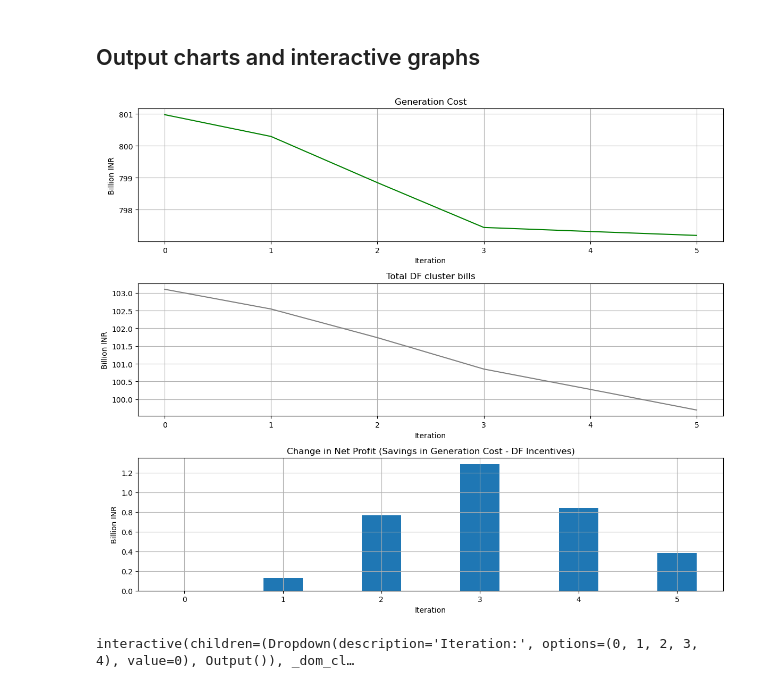
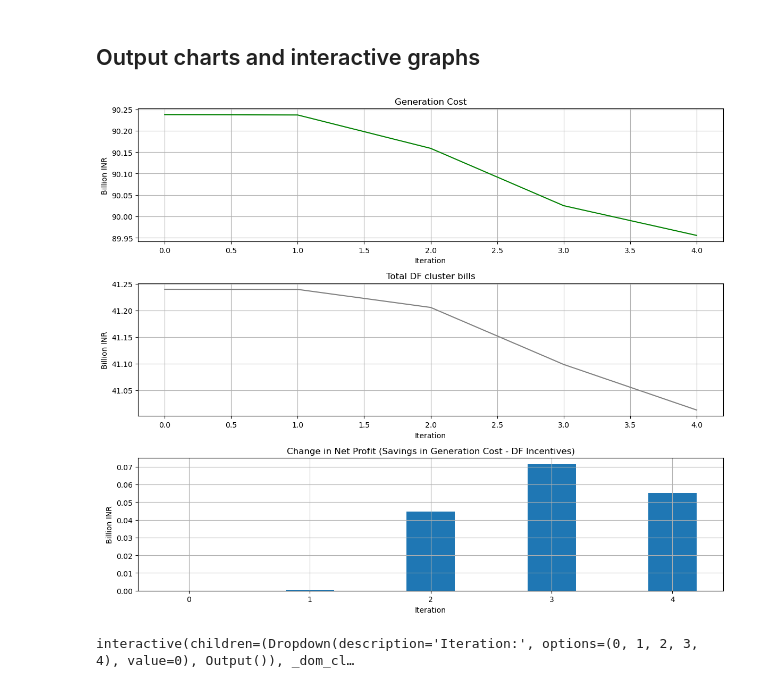
Before and after one commit to KaustubhArekar/Demand-Flexibility-Model, a Jupyter notebook: DF_integrated_model.ipynb, the cells around one changed output. Saved outputs shown, nothing was run; the diff lists cells and outputs as text; code cells hidden in the pictures.

```diff
--- a/DF_integrated_model.ipynb
+++ b/DF_integrated_model.ipynb
@@ -39,9 +39,9 @@ Required libraries imported
 # Section 2 - Read Data
 # %%
 # read input data
-INPUT_PATH = 'D:/MpEnsystems/SE4ALL DF 2024 - 2025/DF model/input files for model/input data/'
+INPUT_PATH = 'D:/MpEnsystems/SE4ALL DF 2024 - 2025/DF model/input files for model/input data 2/'
 OUTPUT_PATH = 'D:/MpEnsystems/SE4ALL DF 2024 - 2025/DF model/input files for model/output/'
-path_for_meter_data = 'D:/MpEnsystems/SE4ALL DF 2024 - 2025/DF model/input files for model/input data/meter data/'
+path_for_meter_data = 'D:/MpEnsystems/SE4ALL DF 2024 - 2025/DF model/input files for model/input data 2/meter data/'
 
 
 ppa =pd.read_excel(INPUT_PATH + 'Generation_stack.xlsx') # PPA data of thermal plants (Capacity, ramping limts, technical min, variable cost)
@@ -50,7 +50,7 @@ projected_demand = pd.read_csv(INPUT_PATH + 'demand.csv') # Discom hourly demand
 print('Succuefully read: demand.csv')
 market_price = pd.read_excel(INPUT_PATH+'market_rate.xlsx') # Power market RTM prices for last year
 print('Succuefully read: market_rate.xlsx')
-re = pd.read_excel(INPUT_PATH +'RE.xlsx')
+re = pd.read_excel(INPUT_PATH +'RE - high.xlsx')
 print('Succuefully read: RE.xlsx')
 tariff = pd.read_csv(INPUT_PATH +'tariff.csv') # cluster wise hourly tariff
 print('Succuefully read: tariff.csv')
@@ -156,6 +157,8 @@ def load_optimisation_aggregate(cluster_triggers,mode,flexibility,clustered_prof
         optimized_clusters.iloc[:,c] = opt_profile[0]
         if mode[c] == 'DRR':
             load_billing.iloc[:,c] = opt_profile[0] - cluster_profile
+        elif mode[c] =='DF':
+            load_billing.iloc[:,c] = opt_profile[0] - cluster_profile
         else:
             load_billing.iloc[:,c] = optimized_clusters.iloc[:,c]
 
@@ -170,6 +173,8 @@ def load_optimisation_aggregate(cluster_triggers,mode,flexibility,clustered_prof
     for c in range(num_columns):
         if mode[c] =='DRR':
             bills.iloc[:,c] = bills.iloc[:,c]+1000*tarifff.iloc[:,c]*optimized_clusters.iloc[:,c]
+        elif mode[c] =='DF':
+            bills.iloc[:,c] = bills.iloc[:,c]+1000*tarifff.iloc[:,c]*optimized_clusters.iloc[:,c]
 
     return optimized_clusters, bills
 # %%
@@ -1052,50 +1096,49 @@ input_parameters.to_csv(output_folder_path +"/"+"inputs_parameters.csv", index=F
 # %% [markdown]
 ## Output charts and interactive graphs
 # %%
-total_cluster_bills = np.zeros(number_of_iterations)
-total_gen_cost = np.zeros(number_of_iterations)
-change_in_bills = np.zeros(number_of_iterations)
-change_in_gen_cost =np.zeros(number_of_iterations)
-change_in_net_profit = np.zeros(number_of_iterations)
+
+total_cluster_bills = np.zeros(total_iterations)
+total_gen_cost = np.zeros(total_iterations)
+change_in_bills = np.zeros(total_iterations)
+change_in_gen_cost =np.zeros(total_iterations)
+change_in_net_profit = np.zeros(total_iterations)
 
 
 
-for i in range(number_of_iterations):
+for i in range(total_iterations):
     total_cluster_bills[i] = iterative_cluster_bills[i].sum().sum()
     total_gen_cost[i] = iterative_total_gen_cost[i]
     change_in_bills[i] = total_cluster_bills[i] - total_cluster_bills[0]
     change_in_gen_cost[i] =total_gen_cost[0] - total_gen_cost[i]
     change_in_net_profit[i] = change_in_gen_cost[i] + change_in_bills[i]
-
-
 
 fig, (ax1, ax2,ax3) = plt.subplots(3, 1, figsize=(12, 10))
 
 ax1.plot(total_gen_cost/1000000000, color='green')
 ax1.set_title('Generation Cost')
 ax1.set_xlabel('Iteration')
 ax1.set_ylabel('Billion INR')
 ax1.grid(True)
 
 ax2.plot(total_cluster_bills/1000000000, color='grey')
 ax2.set_title('Total DF cluster bills')
 ax2.set_xlabel('Iteration')
 ax2.set_ylabel('Billion INR')
 ax2.grid(True)
 
-ax3.bar(range(number_of_iterations), change_in_net_profit/1000000000, width =0.4)
+ax3.bar(range(total_iterations), change_in_net_profit/1000000000, width =0.4)
 ax3.set_title('Change in Net Profit (Savings in Generation Cost - DF Incentives)')
 ax3.set_xlabel('Iteration')
 ax3.set_ylabel('Billion INR')
 ax3.grid(True)
 
-
+# plt.plot(change_in_net_profit)
 plt.tight_layout()
 
 
 plt.show()
 # %% [output]
-[figure, old version]
+[figure, new version]
 # %%
 ## Load shift in different categories of load
 
```
Also changed, not shown: parts of 12 cells of this notebook.
